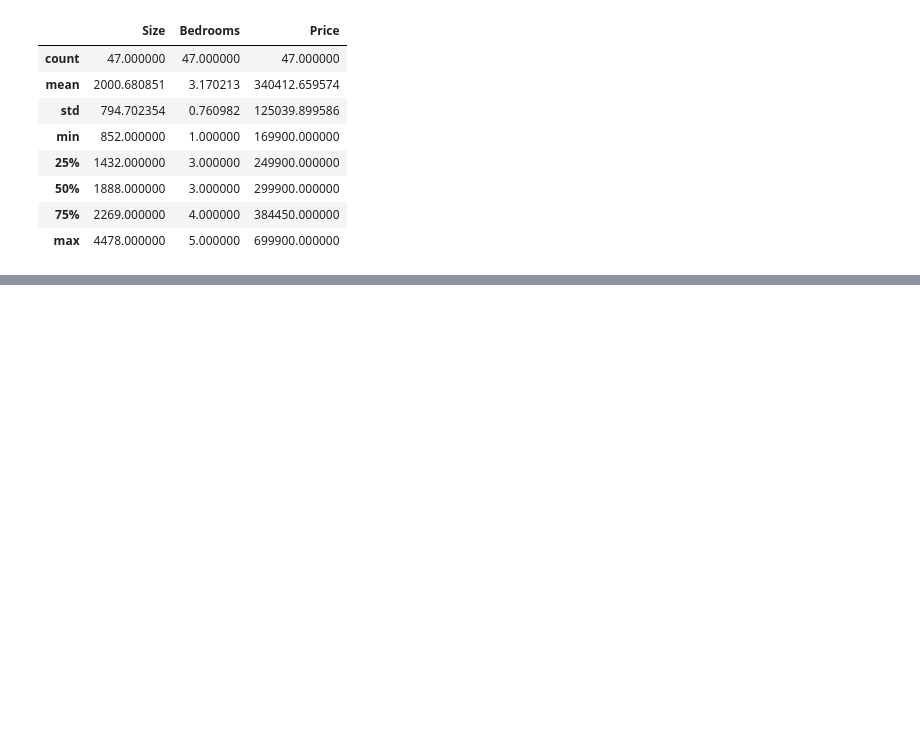
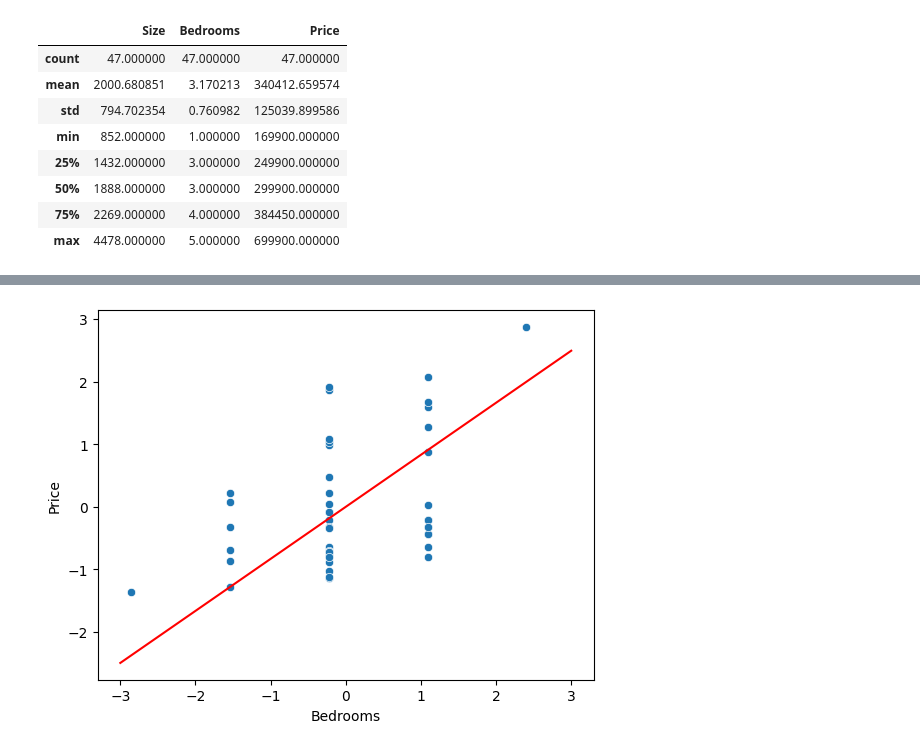
Before and after one commit to MKrysz/6th, a Jupyter notebook: ML/lab02/lab02.ipynb, the cells around one changed output, grey strips where cells are left out. Drawn from its saved outputs; the diff is of its cells as text; code cells hidden in the pictures; blank space fills up the shorter version.

```diff
--- a/ML/lab02/lab02.ipynb
+++ b/ML/lab02/lab02.ipynb
@@ -159,0 +206,8 @@ theta
+# %%
+sns.scatterplot(x='Bedrooms', y='Price', data=df)
+x_val = np.linspace(-3, 3)
+y_val = theta[2] * x_val + theta[1] * x_val + theta[0]
+plt.plot(x_val, y_val, "r")
+plt.show()
+# %% [output]
+[figure, added]
```
Also changed, not shown: parts of 19 cells of this notebook.
